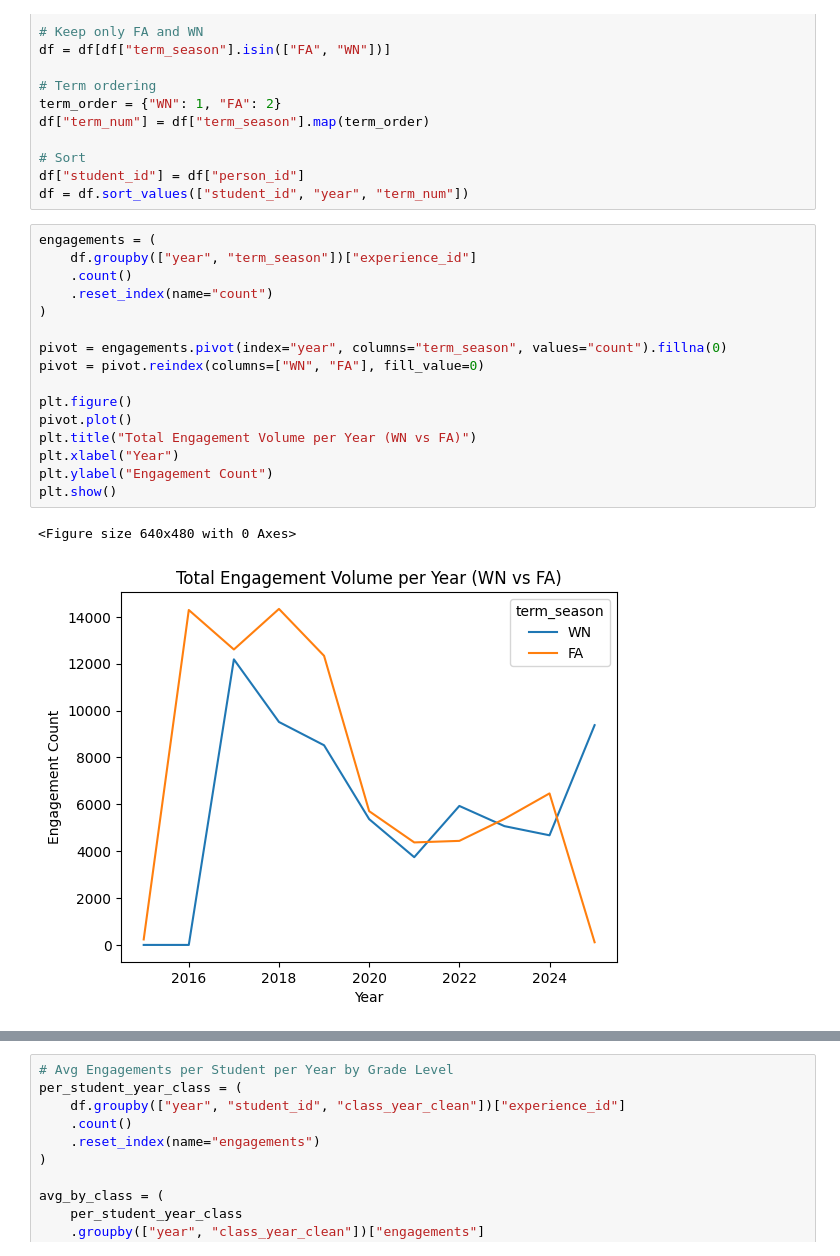
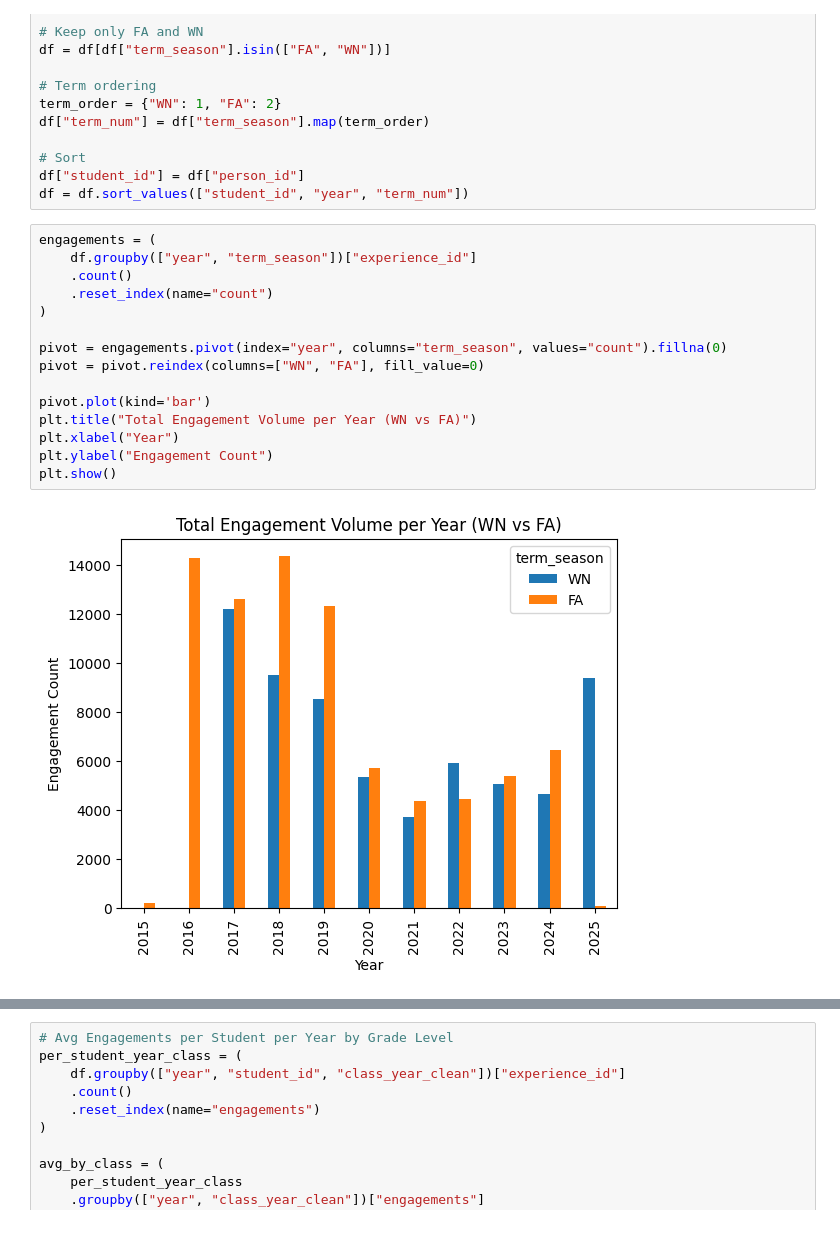
Before and after one commit to Ethan-R-Peterson/smtd-engagement-analysis, a Jupyter notebook: trends.ipynb, the cells around one changed output, grey strips where cells are left out. Drawn from its saved outputs; the diff is of its cells as text.

```diff
--- a/trends.ipynb
+++ b/trends.ipynb
@@ -99,20 +88,18 @@ df = df.sort_values(["student_id", "year", "term_num"])
 # %%
 engagements = (
     df.groupby(["year", "term_season"])["experience_id"]
     .count()
     .reset_index(name="count")
 )
 
 pivot = engagements.pivot(index="year", columns="term_season", values="count").fillna(0)
 pivot = pivot.reindex(columns=["WN", "FA"], fill_value=0)
 
-plt.figure()
-pivot.plot()
+pivot.plot(kind='bar')
 plt.title("Total Engagement Volume per Year (WN vs FA)")
 plt.xlabel("Year")
 plt.ylabel("Engagement Count")
 plt.show()
 # %% [output]
-<Figure size 640x480 with 0 Axes>
-[figure, old version]
+[figure, new version]
 # %%
```
Also changed, not shown: parts of 3 cells of this notebook, 2 other files.
